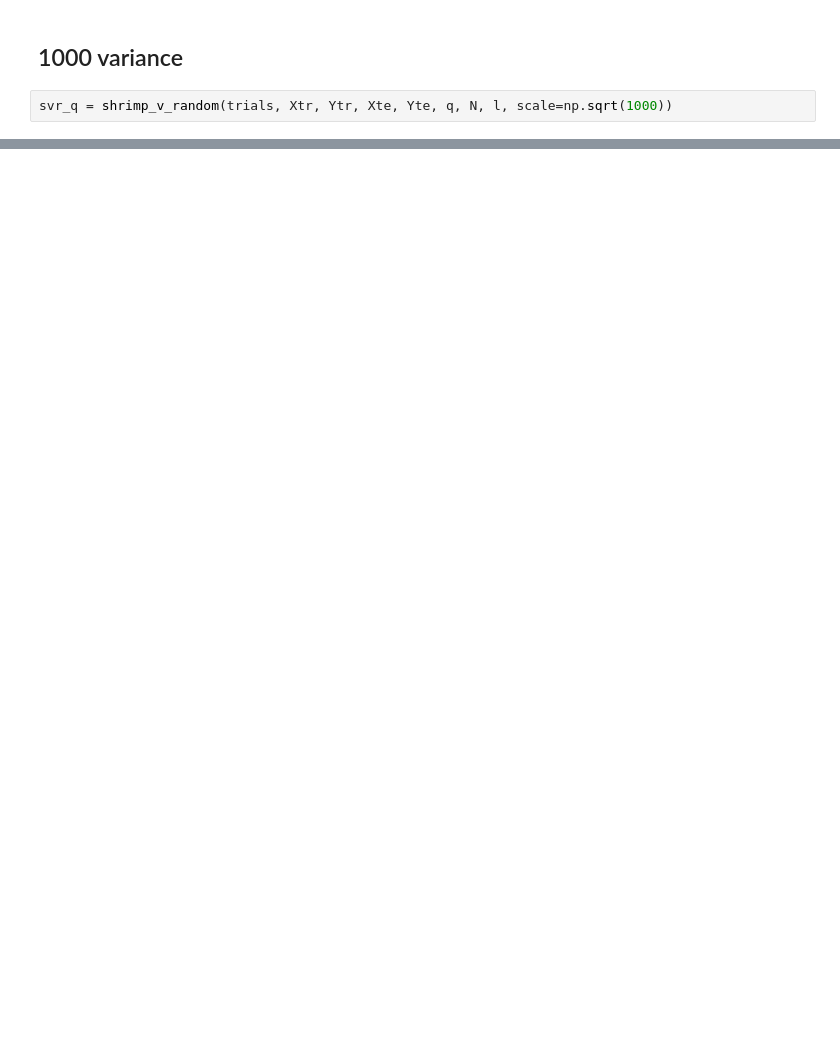
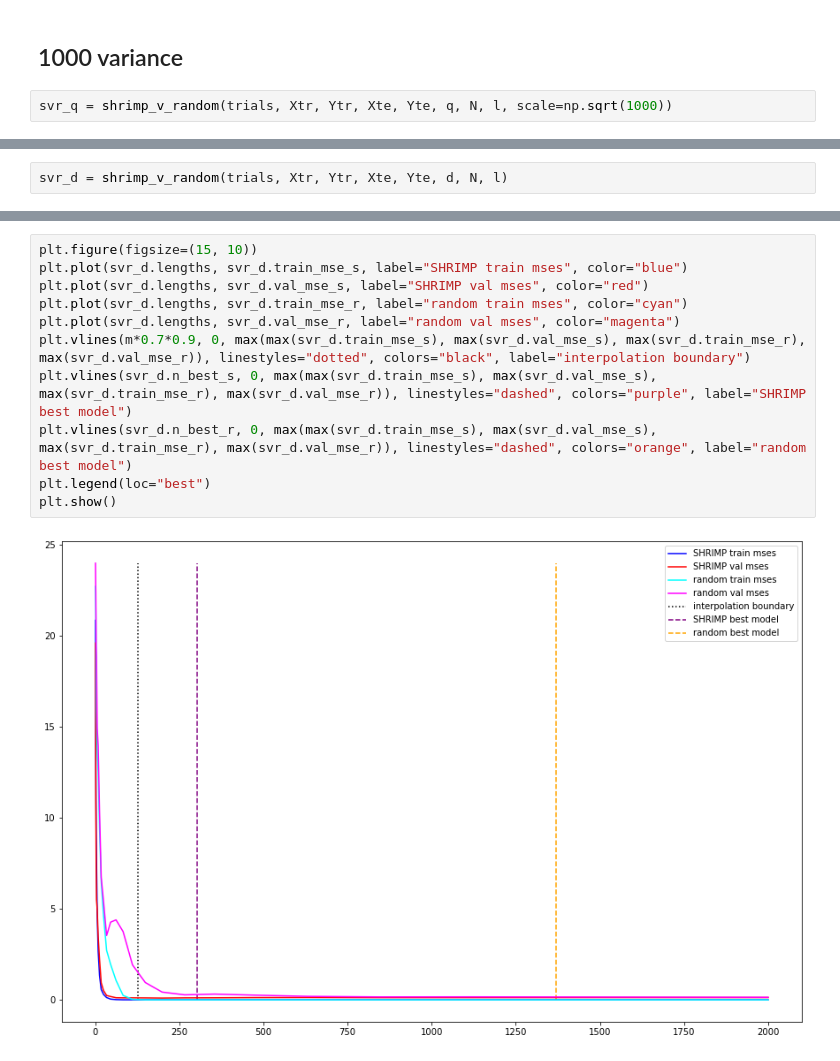
Before and after one commit to rhshi/sparse-rf, a Jupyter notebook: examples/spectrum/test_fn4.ipynb, the cells around one changed output, grey strips where cells are left out. Saved outputs shown, nothing was run; the diff lists cells and outputs as text; blank space fills up the shorter version.

```diff
--- a/examples/spectrum/test_fn4.ipynb
+++ b/examples/spectrum/test_fn4.ipynb
@@ -105,0 +108,2 @@ plt.show()
+# %%
+svr_d = shrimp_v_random(trials, Xtr, Ytr, Xte, Yte, d, N, l)
@@ -105,0 +118,13 @@ plt.show()
+# %%
+plt.figure(figsize=(15, 10))
+plt.plot(svr_d.lengths, svr_d.train_mse_s, label="SHRIMP train mses", color="blue")
+plt.plot(svr_d.lengths, svr_d.val_mse_s, label="SHRIMP val mses", color="red")
+plt.plot(svr_d.lengths, svr_d.train_mse_r, label="random train mses", color="cyan")
+plt.plot(svr_d.lengths, svr_d.val_mse_r, label="random val mses", color="magenta")
+plt.vlines(m*0.7*0.9, 0, max(max(svr_d.train_mse_s), max(svr_d.val_mse_s), max(svr_d.train_mse_r), max(svr_d.val_mse_r)), linestyles="dotted", colors="black", label="interpolation boundary")
+plt.vlines(svr_d.n_best_s, 0, max(max(svr_d.train_mse_s), max(svr_d.val_mse_s), max(svr_d.train_mse_r), max(svr_d.val_mse_r)), linestyles="dashed", colors="purple", label="SHRIMP best model")
+plt.vlines(svr_d.n_best_r, 0, max(max(svr_d.train_mse_s), max(svr_d.val_mse_s), max(svr_d.train_mse_r), max(svr_d.val_mse_r)), linestyles="dashed", colors="orange", label="random best model")
+plt.legend(loc="best")
+plt.show()
+# %% [output]
+[figure, added]
```
Also changed, not shown: parts of 12 cells of this notebook, 1 other file.
